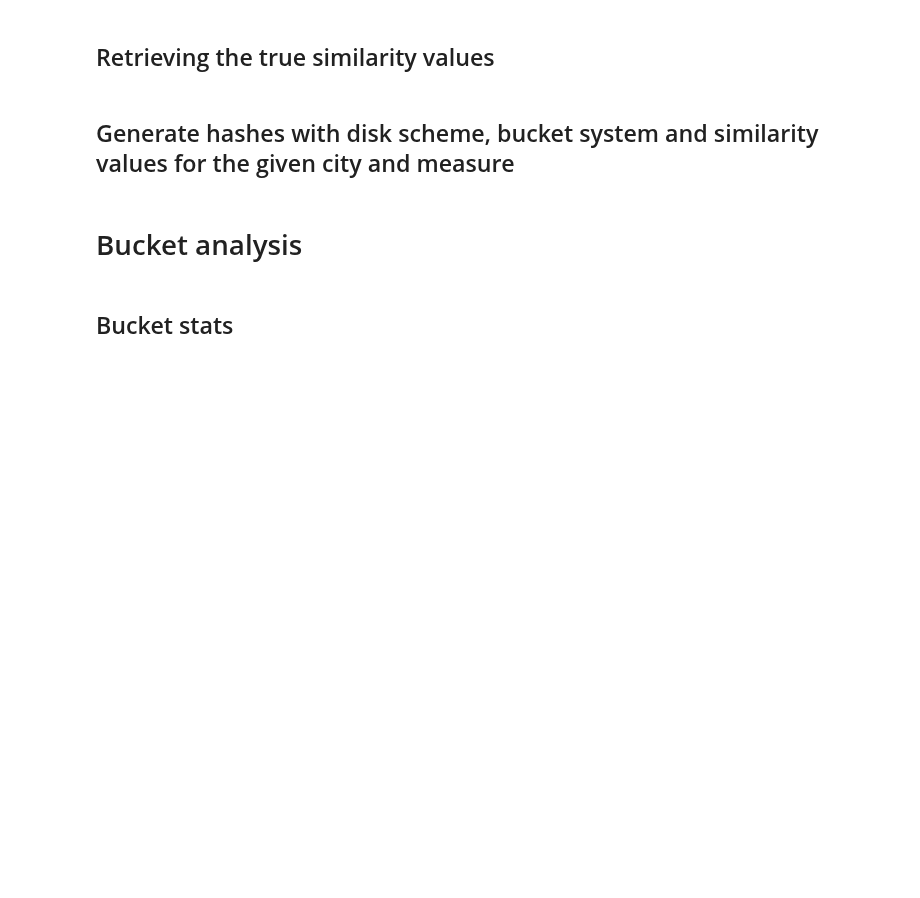
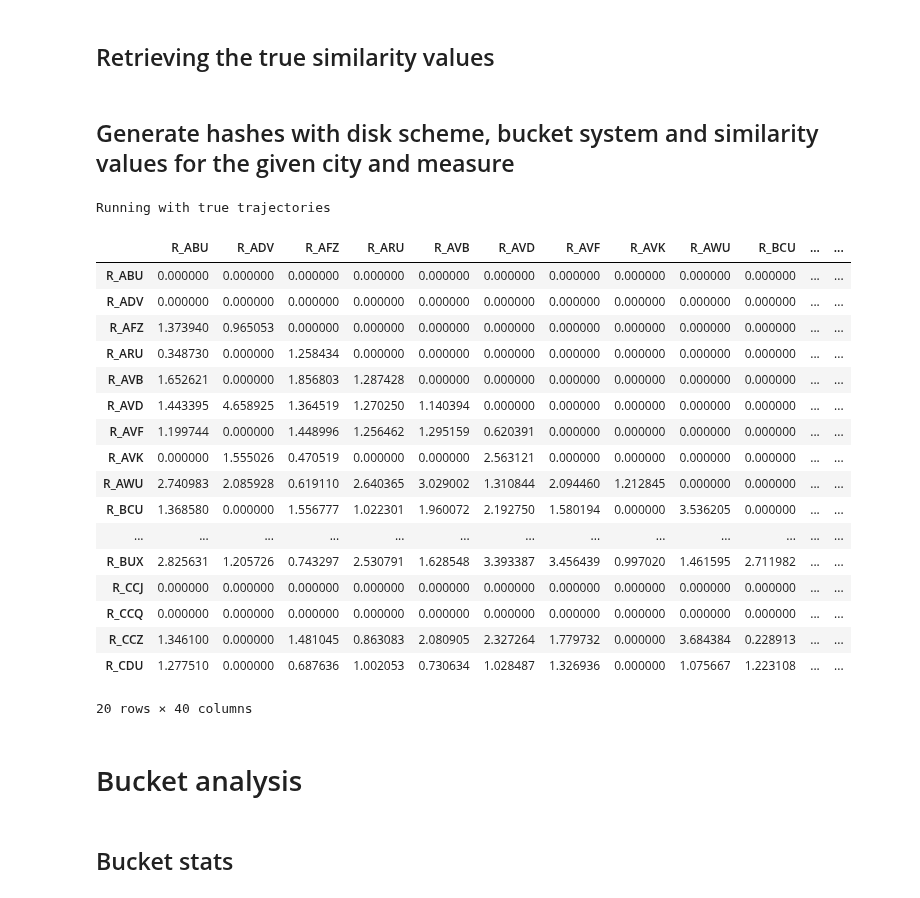
Before and after one commit to eivindmidtbo/masteroppgave, a Jupyter notebook: computation/similarity_values/hashed/bucketing_compute_disk_similarity_values.ipynb, the cells around one changed output. Saved outputs shown, nothing was run; the diff lists cells and outputs as text; code cells hidden in the pictures; blank space fills up the shorter version.

```diff
--- a/computation/similarity_values/hashed/bucketing_compute_disk_similarity_values.ipynb
+++ b/computation/similarity_values/hashed/bucketing_compute_disk_similarity_values.ipynb
@@ -46,13 +48,13 @@ import pandas as pd
 # %%
 CITY = "rome" # "rome" or "porto"
 MEASURE = "dtw" # "dtw" or "frechet"
-DIAMETER = 2 # Diameter of the disks
+DIAMETER = 1 # Diameter of the disks
 LAYERS = 2 # Number of layers
-DISKS = 20 # NUmber of disks
-SIZE = 50 #How many trajectories to use
+DISKS = 5 # NUmber of disks
+SIZE = 500 #How many trajectories to use
 
 #Strategies
-BUCKETING_METHOD = "original" # Bucketing method to use
+BUCKETING_METHOD = "loose" # Bucketing method to use
 TRUE_TRAJECTORIES = True # Use true trajectories or not
 # %% [markdown]
 ## Retrieving the true similarity values
@@ -95,3 +97,5 @@ else:
     hashed_similarities, bucket_system = generate_disk_hash_similarity_with_bucketing(
     city=CITY, diameter=DIAMETER, layers=LAYERS, disks=DISKS, measure=MEASURE, size=SIZE, bucketing_method=BUCKETING_METHOD
     )
+# %% [output]
+Running with true trajectories
@@ -100,3 +109,24 @@ else:
+# %%
+hashed_similarities.head(20)
+# %% [output]
+|  | R_ABU | R_ADV | R_AFZ | R_ARU | R_AVB | R_AVD | R_AVF | R_AVK | R_AWU | R_BCU | ... | ... |
+| R_ABU | 0.000000 | 0.000000 | 0.000000 | 0.000000 | 0.000000 | 0.000000 | 0.000000 | 0.000000 | 0.000000 | 0.000000 | ... | ... |
+| R_ADV | 0.000000 | 0.000000 | 0.000000 | 0.000000 | 0.000000 | 0.000000 | 0.000000 | 0.000000 | 0.000000 | 0.000000 | ... | ... |
+| R_AFZ | 1.373940 | 0.965053 | 0.000000 | 0.000000 | 0.000000 | 0.000000 | 0.000000 | 0.000000 | 0.000000 | 0.000000 | ... | ... |
+| R_ARU | 0.348730 | 0.000000 | 1.258434 | 0.000000 | 0.000000 | 0.000000 | 0.000000 | 0.000000 | 0.000000 | 0.000000 | ... | ... |
+| R_AVB | 1.652621 | 0.000000 | 1.856803 | 1.287428 | 0.000000 | 0.000000 | 0.000000 | 0.000000 | 0.000000 | 0.000000 | ... | ... |
+| R_AVD | 1.443395 | 4.658925 | 1.364519 | 1.270250 | 1.140394 | 0.000000 | 0.000000 | 0.000000 | 0.000000 | 0.000000 | ... | ... |
+| R_AVF | 1.199744 | 0.000000 | 1.448996 | 1.256462 | 1.295159 | 0.620391 | 0.000000 | 0.000000 | 0.000000 | 0.000000 | ... | ... |
+| R_AVK | 0.000000 | 1.555026 | 0.470519 | 0.000000 | 0.000000 | 2.563121 | 0.000000 | 0.000000 | 0.000000 | 0.000000 | ... | ... |
+| R_AWU | 2.740983 | 2.085928 | 0.619110 | 2.640365 | 3.029002 | 1.310844 | 2.094460 | 1.212845 | 0.000000 | 0.000000 | ... | ... |
+| R_BCU | 1.368580 | 0.000000 | 1.556777 | 1.022301 | 1.960072 | 2.192750 | 1.580194 | 0.000000 | 3.536205 | 0.000000 | ... | ... |
+| ... | ... | ... | ... | ... | ... | ... | ... | ... | ... | ... | ... | ... |
+| R_BUX | 2.825631 | 1.205726 | 0.743297 | 2.530791 | 1.628548 | 3.393387 | 3.456439 | 0.997020 | 1.461595 | 2.711982 | ... | ... |
+| R_CCJ | 0.000000 | 0.000000 | 0.000000 | 0.000000 | 0.000000 | 0.000000 | 0.000000 | 0.000000 | 0.000000 | 0.000000 | ... | ... |
+| R_CCQ | 0.000000 | 0.000000 | 0.000000 | 0.000000 | 0.000000 | 0.000000 | 0.000000 | 0.000000 | 0.000000 | 0.000000 | ... | ... |
+| R_CCZ | 1.346100 | 0.000000 | 1.481045 | 0.863083 | 2.080905 | 2.327264 | 1.779732 | 0.000000 | 3.684384 | 0.228913 | ... | ... |
+| R_CDU | 1.277510 | 0.000000 | 0.687636 | 1.002053 | 0.730634 | 1.028487 | 1.326936 | 0.000000 | 1.075667 | 1.223108 | ... | ... |
+20 rows × 40 columns
 # %% [markdown]
 # Bucket analysis
 # %% [markdown]
```
Also changed, not shown: parts of 6 cells of this notebook, 2 other files.
